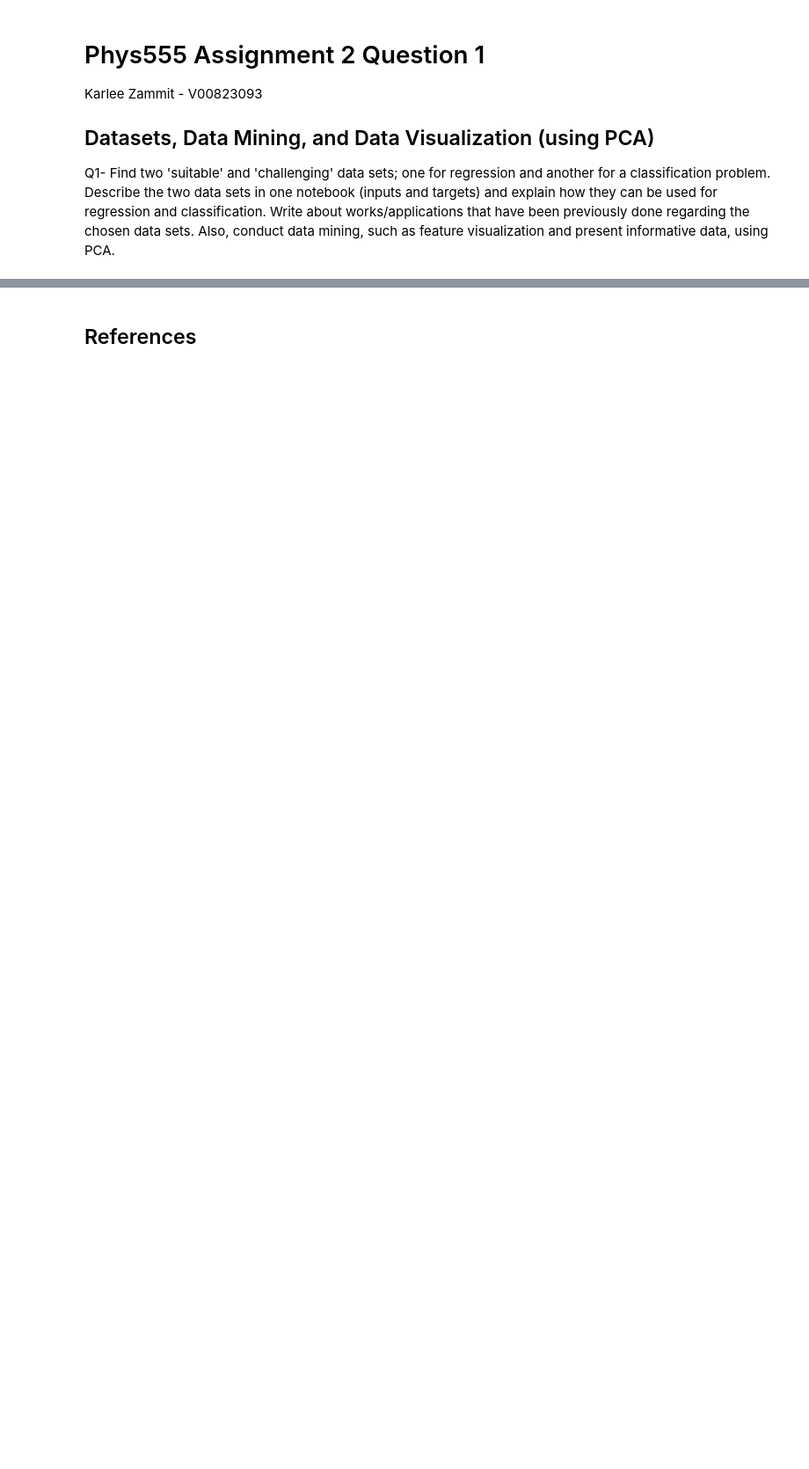
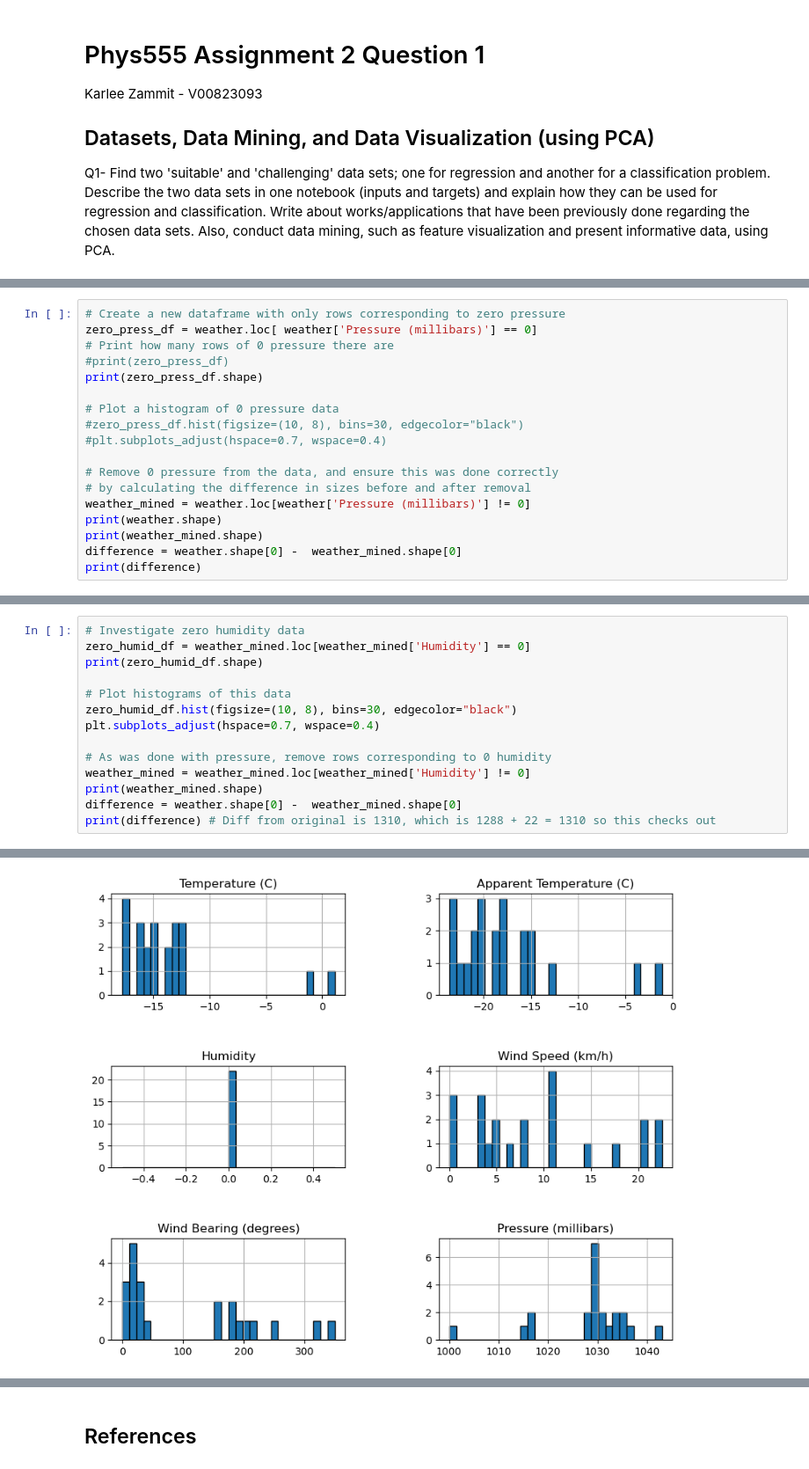
Before and after one commit to karlzam/school, a Jupyter notebook: phys555/assignment02/A2Q1-KZammit.ipynb, the cells around one changed output, grey strips where cells are left out. Shown at 88% size. Drawn from its saved outputs; the diff is of its cells as text; blank space fills up the shorter version.

```diff
--- a/phys555/assignment02/A2Q1-KZammit.ipynb
+++ b/phys555/assignment02/A2Q1-KZammit.ipynb
@@ -229,0 +108,18 @@ plt.show()
+# %%
+# Create a new dataframe with only rows corresponding to zero pressure
+zero_press_df = weather.loc[ weather['Pressure (millibars)'] == 0]
+# Print how many rows of 0 pressure there are
+#print(zero_press_df)
+print(zero_press_df.shape)
+
+# Plot a histogram of 0 pressure data
+#zero_press_df.hist(figsize=(10, 8), bins=30, edgecolor="black")
+#plt.subplots_adjust(hspace=0.7, wspace=0.4)
+
+# Remove 0 pressure from the data, and ensure this was done correctly
+# by calculating the difference in sizes before and after removal
+weather_mined = weather.loc[weather['Pressure (millibars)'] != 0]
+print(weather.shape)
+print(weather_mined.shape)
+difference = weather.shape[0] -  weather_mined.shape[0]
+print(difference)
@@ -229,0 +131,15 @@ plt.show()
+# %%
+# Investigate zero humidity data
+zero_humid_df = weather_mined.loc[weather_mined['Humidity'] == 0]
+print(zero_humid_df.shape)
+
+# Plot histograms of this data
+zero_humid_df.hist(figsize=(10, 8), bins=30, edgecolor="black")
+plt.subplots_adjust(hspace=0.7, wspace=0.4)
+
+# As was done with pressure, remove rows corresponding to 0 humidity
+weather_mined = weather_mined.loc[weather_mined['Humidity'] != 0]
+print(weather_mined.shape)
+difference = weather.shape[0] -  weather_mined.shape[0]
+print(difference) # Diff from original is 1310, which is 1288 + 22 = 1310 so this checks out
+# %% [output]
@@ -229,0 +149 @@ plt.show()
+[figure, added]
```
Also changed, not shown: parts of 23 cells of this notebook, 5 other files.
